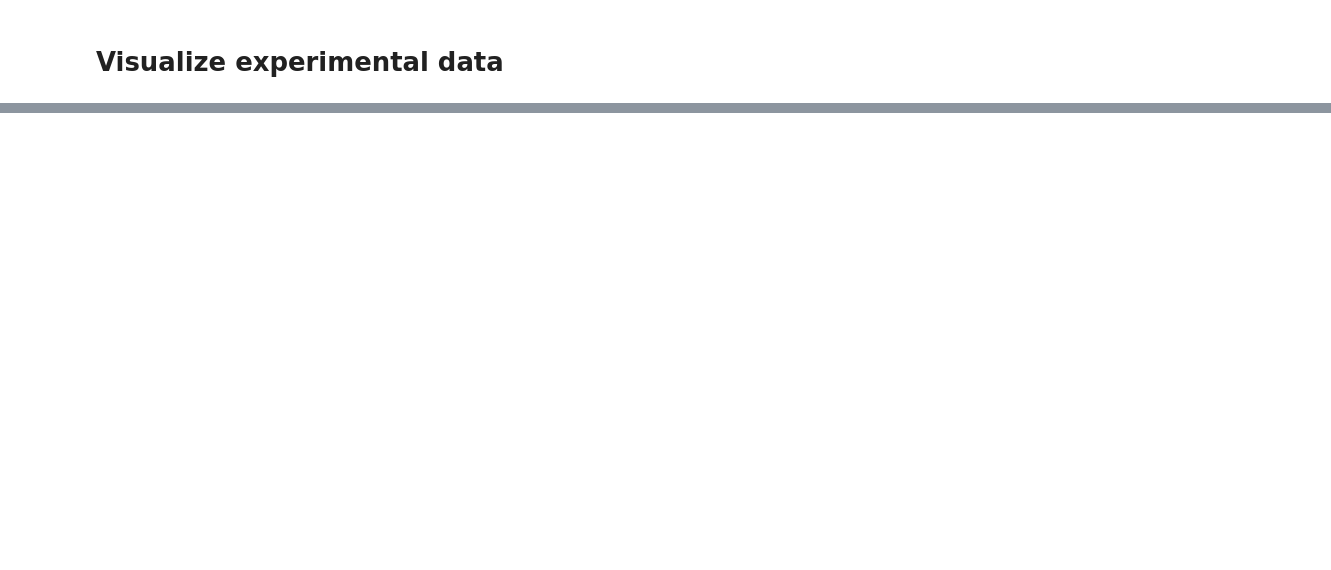
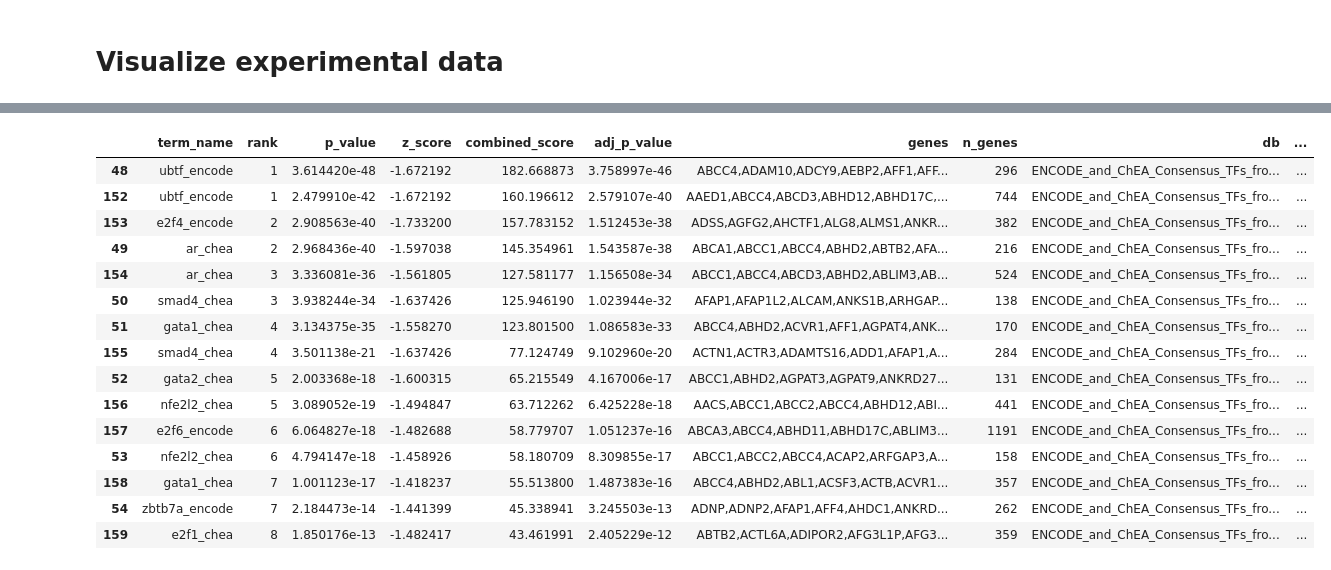
Before and after one commit to LoLab-MSM/MAGINE, a Jupyter notebook: examples/cisplatin/data_exploration.ipynb, the cells around one changed output, grey strips where cells are left out. Cells and saved outputs as stored; diff of their text form; code cells hidden in the pictures; blank space fills up the shorter version.

```diff
--- a/examples/cisplatin/data_exploration.ipynb
+++ b/examples/cisplatin/data_exploration.ipynb
@@ -109,0 +168,38 @@ exp_data.plot_species(
+# %%
+from magine.enrichment.enrichr import Enrichr
+
+
+e = Enrichr()
+# %%
+down_tf = e.run_samples(exp_data.rna.sig.down_by_sample,
+                        sample_ids=exp_data.rna.sig.sample_ids,
+                   database='ENCODE_and_ChEA_Consensus_TFs_from_ChIP-X')
+# %%
+down_tf['significant_flag'] = False
+crit = (down_tf['adj_p_value']<0.05) & (down_tf['combined_score']>1)
+down_tf.loc[crit, 'significant_flag'] = True
+
+down_tf.filter_by_minimum_sig_columns(columns='sample_id', min_terms=1, inplace=True)
+
+down_tf.remove_redundant(level='all', inplace=True)
+down_tf.dist_matrix(level='all');
+down_tf.sort_values('combined_score', inplace=True, ascending=False)
+# %%
+down_tf.head(15)
+# %% [output]
+|  | term_name | rank | p_value | z_score | combined_score | adj_p_value | genes | n_genes | db | ... |
+| 48 | ubtf_encode | 1 | 3.614420e-48 | -1.672192 | 182.668873 | 3.758997e-46 | ABCC4,ADAM10,ADCY9,AEBP2,AFF1,AFF... | 296 | ENCODE_and_ChEA_Consensus_TFs_fro... | ... |
+| 152 | ubtf_encode | 1 | 2.479910e-42 | -1.672192 | 160.196612 | 2.579107e-40 | AAED1,ABCC4,ABCD3,ABHD12,ABHD17C,... | 744 | ENCODE_and_ChEA_Consensus_TFs_fro... | ... |
+| 153 | e2f4_encode | 2 | 2.908563e-40 | -1.733200 | 157.783152 | 1.512453e-38 | ADSS,AGFG2,AHCTF1,ALG8,ALMS1,ANKR... | 382 | ENCODE_and_ChEA_Consensus_TFs_fro... | ... |
+| 49 | ar_chea | 2 | 2.968436e-40 | -1.597038 | 145.354961 | 1.543587e-38 | ABCA1,ABCC1,ABCC4,ABHD2,ABTB2,AFA... | 216 | ENCODE_and_ChEA_Consensus_TFs_fro... | ... |
+| 154 | ar_chea | 3 | 3.336081e-36 | -1.561805 | 127.581177 | 1.156508e-34 | ABCC1,ABCC4,ABCD3,ABHD2,ABLIM3,AB... | 524 | ENCODE_and_ChEA_Consensus_TFs_fro... | ... |
+| 50 | smad4_chea | 3 | 3.938244e-34 | -1.637426 | 125.946190 | 1.023944e-32 | AFAP1,AFAP1L2,ALCAM,ANKS1B,ARHGAP... | 138 | ENCODE_and_ChEA_Consensus_TFs_fro... | ... |
+| 51 | gata1_chea | 4 | 3.134375e-35 | -1.558270 | 123.801500 | 1.086583e-33 | ABCC4,ABHD2,ACVR1,AFF1,AGPAT4,ANK... | 170 | ENCODE_and_ChEA_Consensus_TFs_fro... | ... |
+| 155 | smad4_chea | 4 | 3.501138e-21 | -1.637426 | 77.124749 | 9.102960e-20 | ACTN1,ACTR3,ADAMTS16,ADD1,AFAP1,A... | 284 | ENCODE_and_ChEA_Consensus_TFs_fro... | ... |
+| 52 | gata2_chea | 5 | 2.003368e-18 | -1.600315 | 65.215549 | 4.167006e-17 | ABCC1,ABHD2,AGPAT3,AGPAT9,ANKRD27... | 131 | ENCODE_and_ChEA_Consensus_TFs_fro... | ... |
+| 156 | nfe2l2_chea | 5 | 3.089052e-19 | -1.494847 | 63.712262 | 6.425228e-18 | AACS,ABCC1,ABCC2,ABCC4,ABHD12,ABI... | 441 | ENCODE_and_ChEA_Consensus_TFs_fro... | ... |
+| 157 | e2f6_encode | 6 | 6.064827e-18 | -1.482688 | 58.779707 | 1.051237e-16 | ABCA3,ABCC4,ABHD11,ABHD17C,ABLIM3... | 1191 | ENCODE_and_ChEA_Consensus_TFs_fro... | ... |
+| 53 | nfe2l2_chea | 6 | 4.794147e-18 | -1.458926 | 58.180709 | 8.309855e-17 | ABCC1,ABCC2,ABCC4,ACAP2,ARFGAP3,A... | 158 | ENCODE_and_ChEA_Consensus_TFs_fro... | ... |
+| 158 | gata1_chea | 7 | 1.001123e-17 | -1.418237 | 55.513800 | 1.487383e-16 | ABCC4,ABHD2,ABL1,ACSF3,ACTB,ACVR1... | 357 | ENCODE_and_ChEA_Consensus_TFs_fro... | ... |
+| 54 | zbtb7a_encode | 7 | 2.184473e-14 | -1.441399 | 45.338941 | 3.245503e-13 | ADNP,ADNP2,AFAP1,AFF4,AHDC1,ANKRD... | 262 | ENCODE_and_ChEA_Consensus_TFs_fro... | ... |
+| 159 | e2f1_chea | 8 | 1.850176e-13 | -1.482417 | 43.461991 | 2.405229e-12 | ABTB2,ACTL6A,ADIPOR2,AFG3L1P,AFG3... | 359 | ENCODE_and_ChEA_Consensus_TFs_fro... | ... |
```
Also changed, not shown: parts of 19 cells of this notebook, 29 other files.
